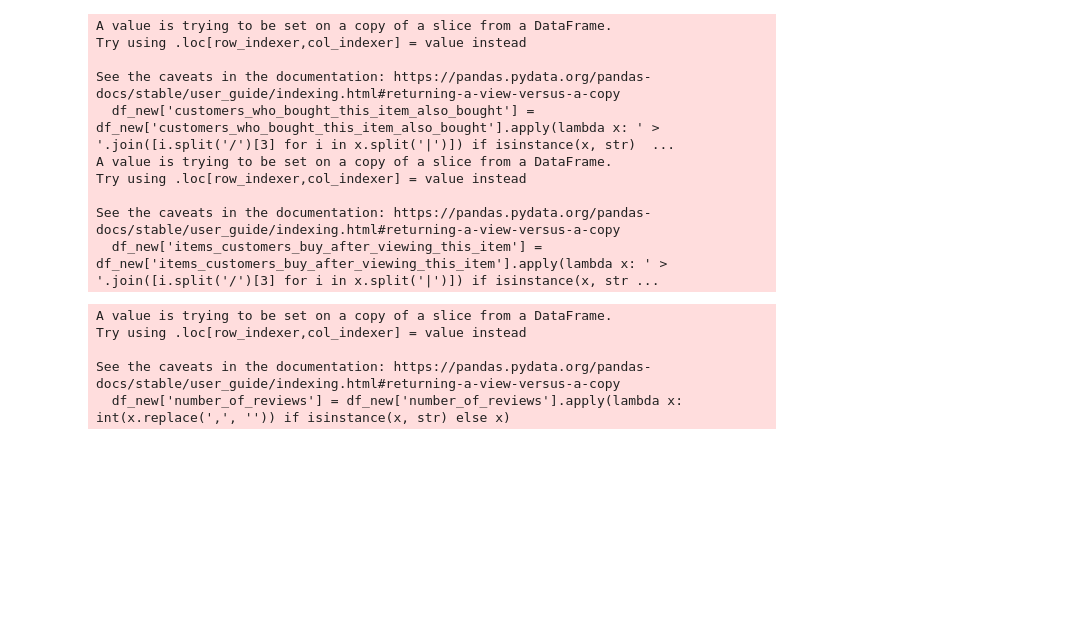
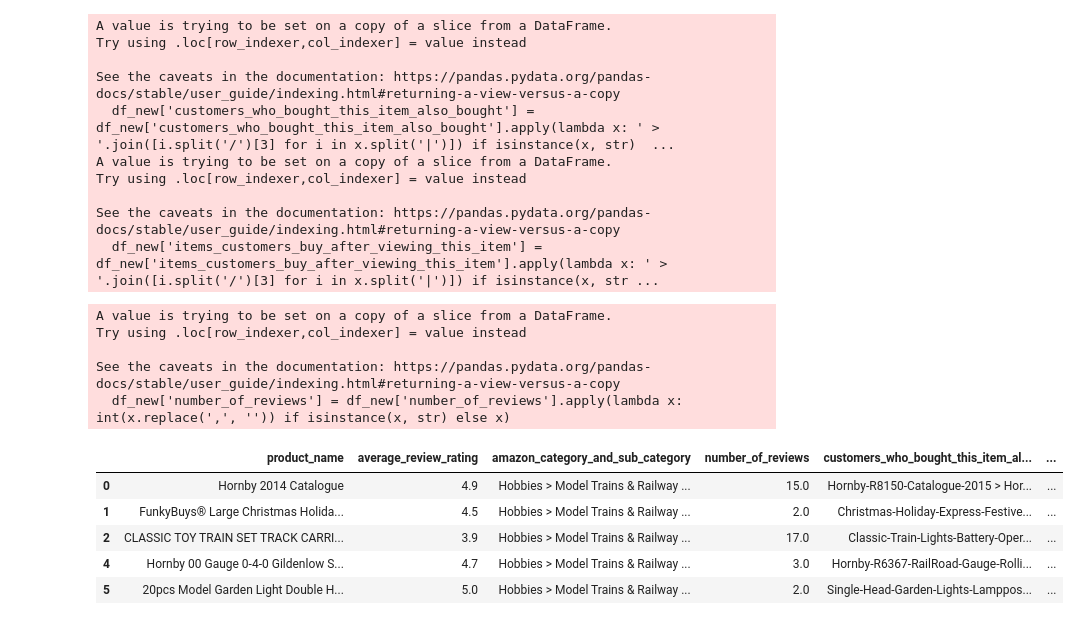
Before and after one commit to omnikingzeno/toy-recommender-on-amazon, a Jupyter notebook: notebooks/recommender.ipynb, the cells around one changed output. Cells and saved outputs as stored; diff of their text form; code cells hidden in the pictures; blank space fills up the shorter version.

```diff
--- a/notebooks/recommender.ipynb
+++ b/notebooks/recommender.ipynb
@@ -52,6 +52,17 @@ Try using .loc[row_indexer,col_indexer] = value instead
 
 See the caveats in the documentation: https://pandas.pydata.org/pandas-docs/stable/user_guide/indexing.html#returning-a-view-versus-a-copy
   df_new['number_of_reviews'] = df_new['number_of_reviews'].apply(lambda x: int(x.replace(',', '')) if isinstance(x, str) else x)
+# %%
+# remove the rows which have empty values in any cell
+df_new = df_new.dropna()
+df_new.head()
+# %% [output]
+|  | product_name | average_review_rating | amazon_category_and_sub_category | number_of_reviews | customers_who_bought_this_item_al... | ... |
+| 0 | Hornby 2014 Catalogue | 4.9 | Hobbies > Model Trains & Railway ... | 15.0 | Hornby-R8150-Catalogue-2015 > Hor... | ... |
+| 1 | FunkyBuys® Large Christmas Holida... | 4.5 | Hobbies > Model Trains & Railway ... | 2.0 | Christmas-Holiday-Express-Festive... | ... |
+| 2 | CLASSIC TOY TRAIN SET TRACK CARRI... | 3.9 | Hobbies > Model Trains & Railway ... | 17.0 | Classic-Train-Lights-Battery-Oper... | ... |
+| 4 | Hornby 00 Gauge 0-4-0 Gildenlow S... | 4.7 | Hobbies > Model Trains & Railway ... | 3.0 | Hornby-R6367-RailRoad-Gauge-Rolli... | ... |
+| 5 | 20pcs Model Garden Light Double H... | 5.0 | Hobbies > Model Trains & Railway ... | 2.0 | Single-Head-Garden-Lights-Lamppos... | ... |
 # %%
 # create a csv file named amazon_co-ecommerce_sample_cleaned.csv from df_new
 df_new.to_csv('../data/amazon_co-ecommerce_sample_cleaned.csv', index=False)
```
Also changed, not shown: parts of 11 cells of this notebook, 3 other files.
